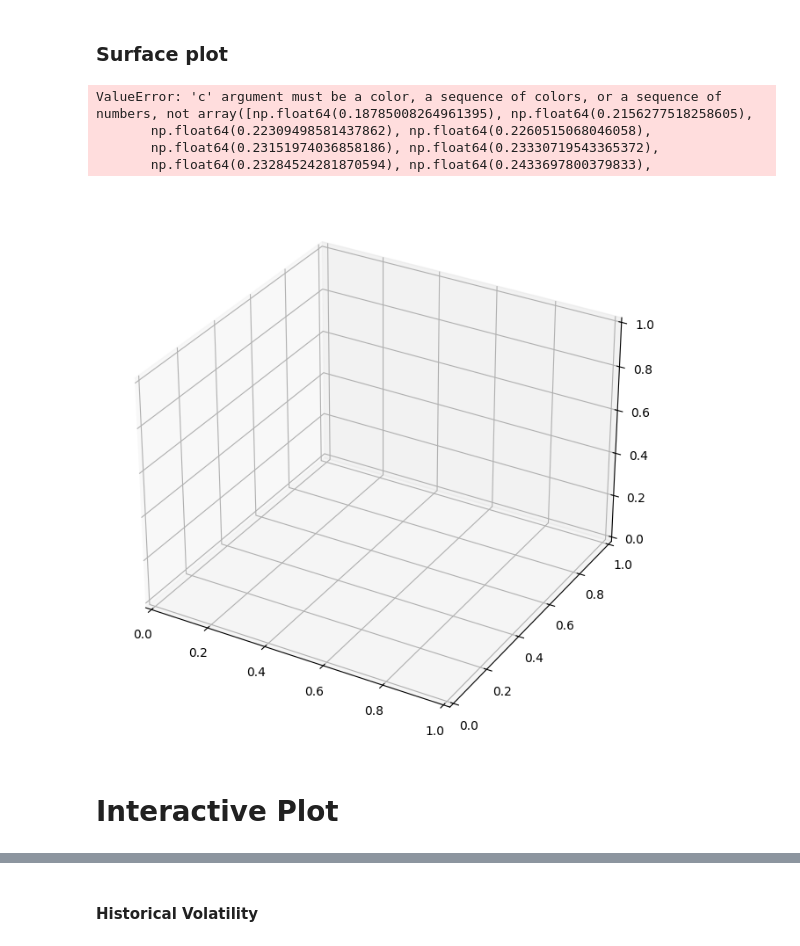
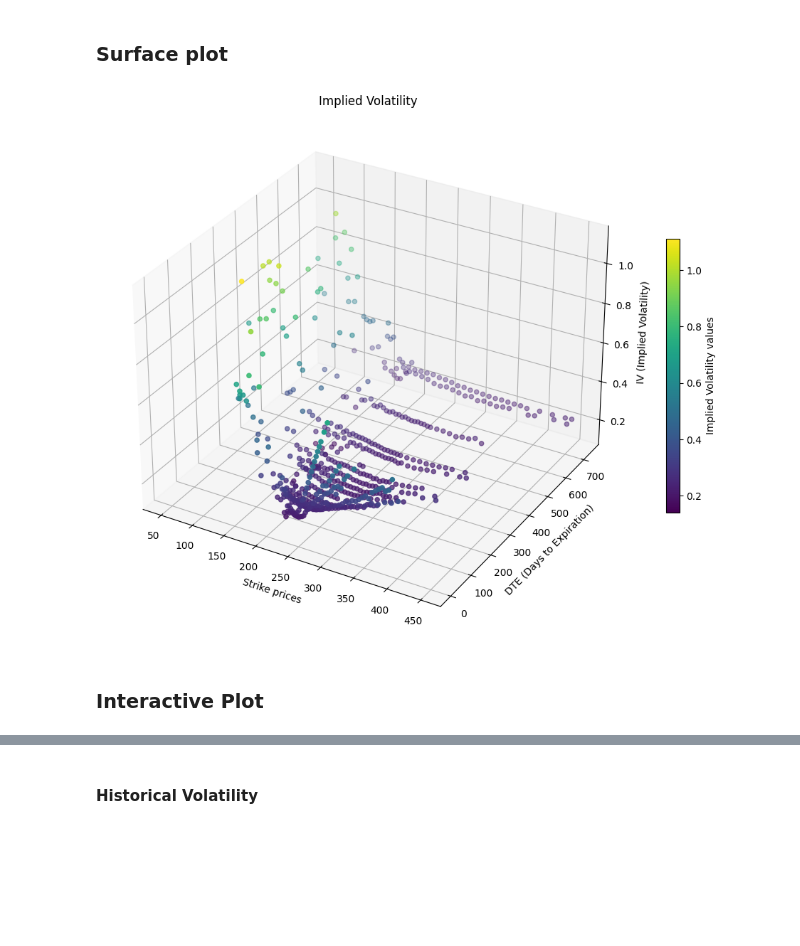
Before and after one commit to MatyasSvehla/iv_surface, a Jupyter notebook: iv_calc.ipynb, the cells around one changed output, grey strips where cells are left out. Saved outputs shown, nothing was run; the diff lists cells and outputs as text; code cells hidden in the pictures; blank space fills up the shorter version.

```diff
--- a/iv_calc.ipynb
+++ b/iv_calc.ipynb
@@ -213,30 +223,11 @@ def plot_iv_values(data):
 
     plt.show()
-# %%
-x = aapl_c_['strike'].values
-y = aapl_c_['dte'].values
-z = aapl_c_['iv'].values
-
-fig = plt.figure(figsize=(12, 8))
-ax = fig.add_subplot(111, projection='3d')
-
-ax.scatter(x, y, z, c=z, cmap='viridis')
-
-ax.set_xlabel('Strike prices')
-ax.set_ylabel('DTE (Days to Expiration)')
-ax.set_zlabel('IV (Implied Volatility)')
-
-ax.set_title('IV of the stock')
-
-plt.show()
-# %% [output]
-ValueError: 'c' argument must be a color, a sequence of colors, or a sequence of numbers, not array([np.float64(0.18785008264961395), np.float64(0.2156277518258605),
-       np.float64(0.22309498581437862), np.float64(0.2260515068046058),
-       np.float64(0.23151974036858186), np.float64(0.23330719543365372),
-       np.float64(0.23284524281870594), np.float64(0.2433697800379833),
-[figure, removed]
+# %%
+plot_iv_values(data_options)
+# %% [output]
+[figure, added]
 # %% [markdown]
-# Interactive Plot
+### Interactive Plot
 # %%
 def plot_iv_values_inter(d):
     fig3 = go.Figure(
```
Also changed, not shown: parts of 29 cells of this notebook.
